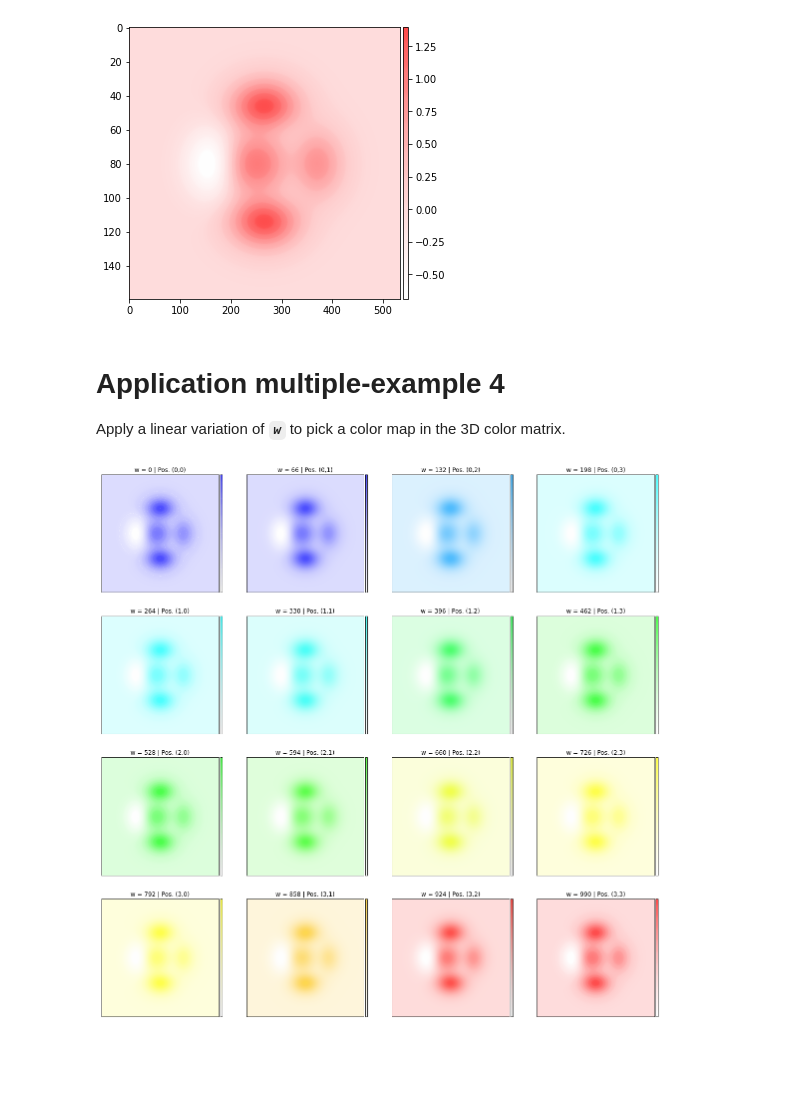
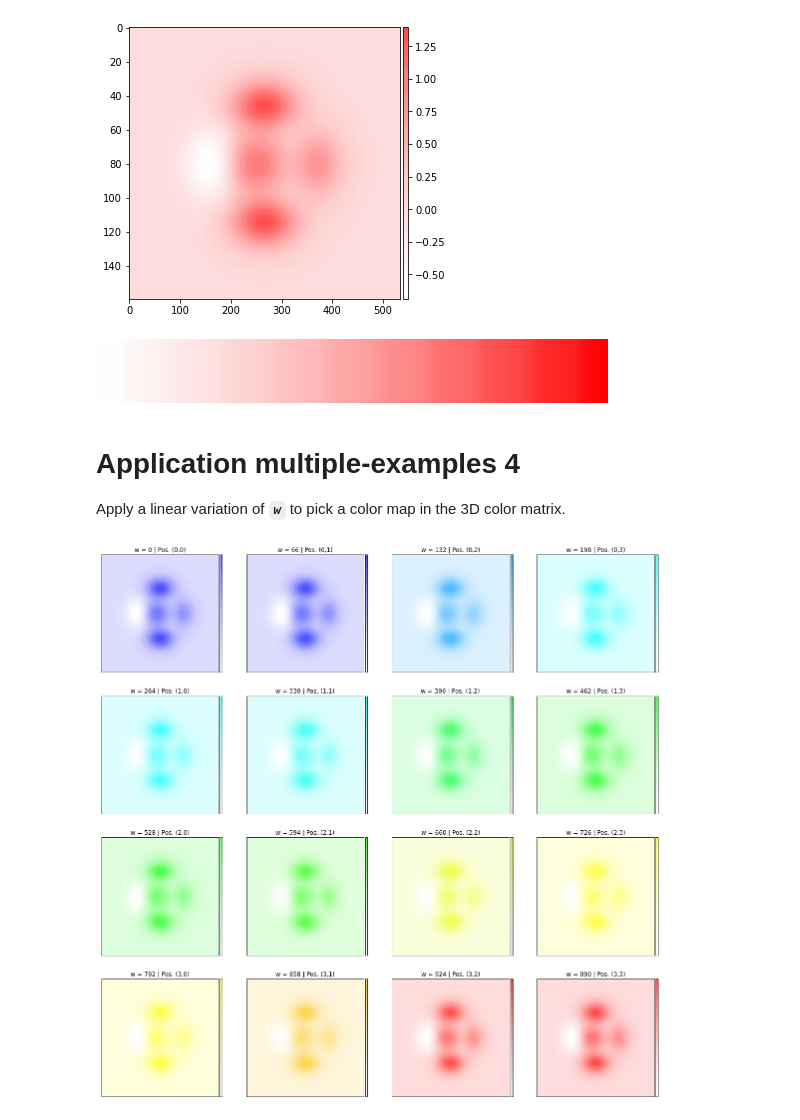
Before and after one commit to LudovicGardy/colormaps_ReBaD, a Jupyter notebook: custom_colormaps.ipynb, the cells around one changed output. Cells and saved outputs as stored; diff of their text form; code cells hidden in the pictures; blank space fills up the shorter version.

```diff
--- a/custom_colormaps.ipynb
+++ b/custom_colormaps.ipynb
@@ -544,8 +483,8 @@ plt.colorbar(img, cax=cax, orientation="vertical")
 # %% [markdown]
 # Application example 3
 # %%
-color_map_i = all_colormatrices_list.shape[1]-1
-color_map = ListedColormap(all_colormatrices_list[:,color_map_i,:][::-1])
+color_map_i = HaReBad_color_matrix_upper.shape[1]-1
+color_map = ListedColormap(HaReBad_color_matrix_upper[:,color_map_i,:][::-1])
 
 #- Create image
 Z2 = create_image()
@@ -565,7 +504,11 @@ plt.colorbar(img, cax=cax, orientation="vertical")
 # %% [output]
 <matplotlib.colorbar.Colorbar at 0x...>
 [figure]
+# %%
+color_map
+# %% [output]
+[figure, added]
 # %% [markdown]
-# Application multiple-example 4
+# Application multiple-examples 4
 
 Apply a linear variation of _**`w`**_ to pick a color map in the 3D color matrix.
```
Also changed, not shown: parts of 37 cells of this notebook.
